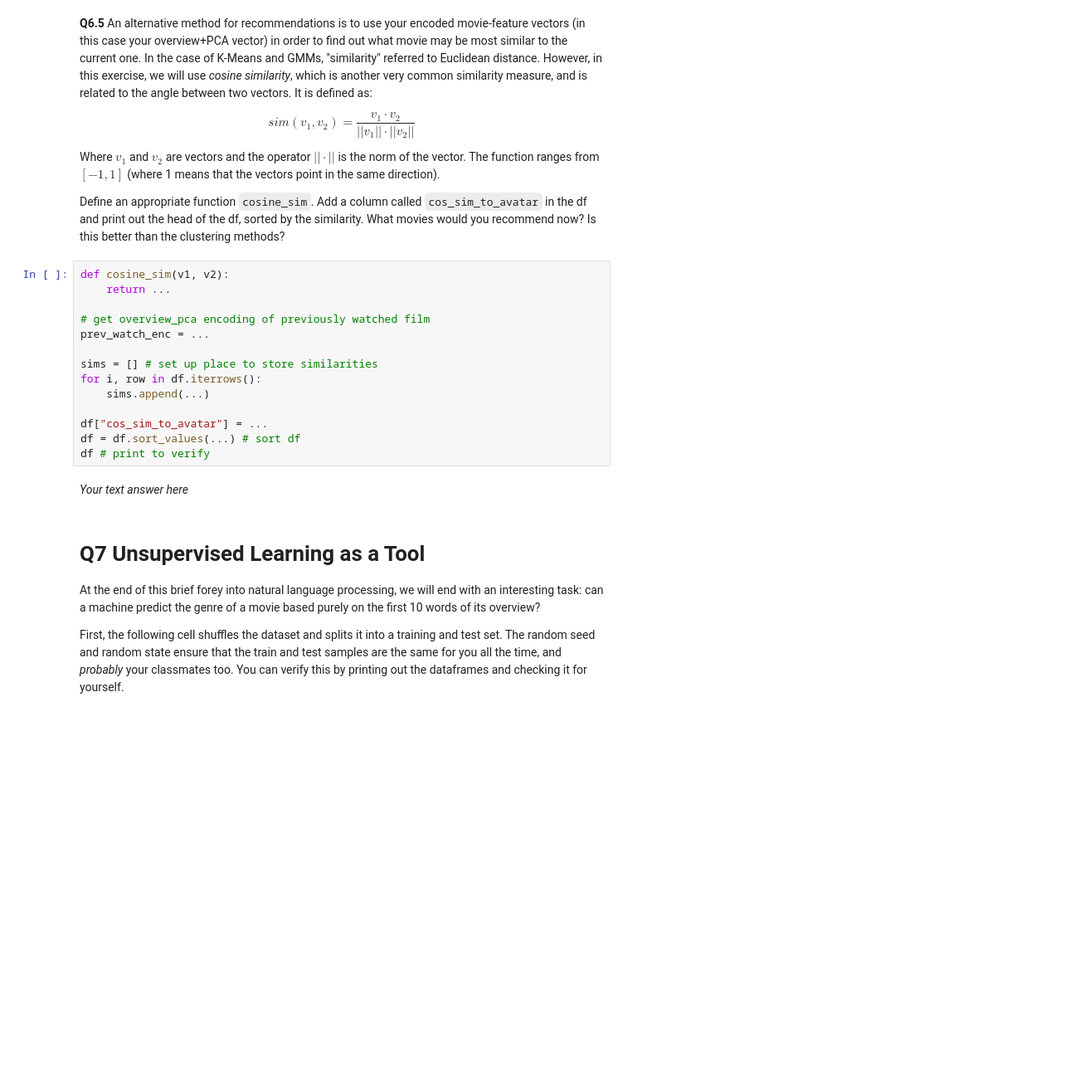
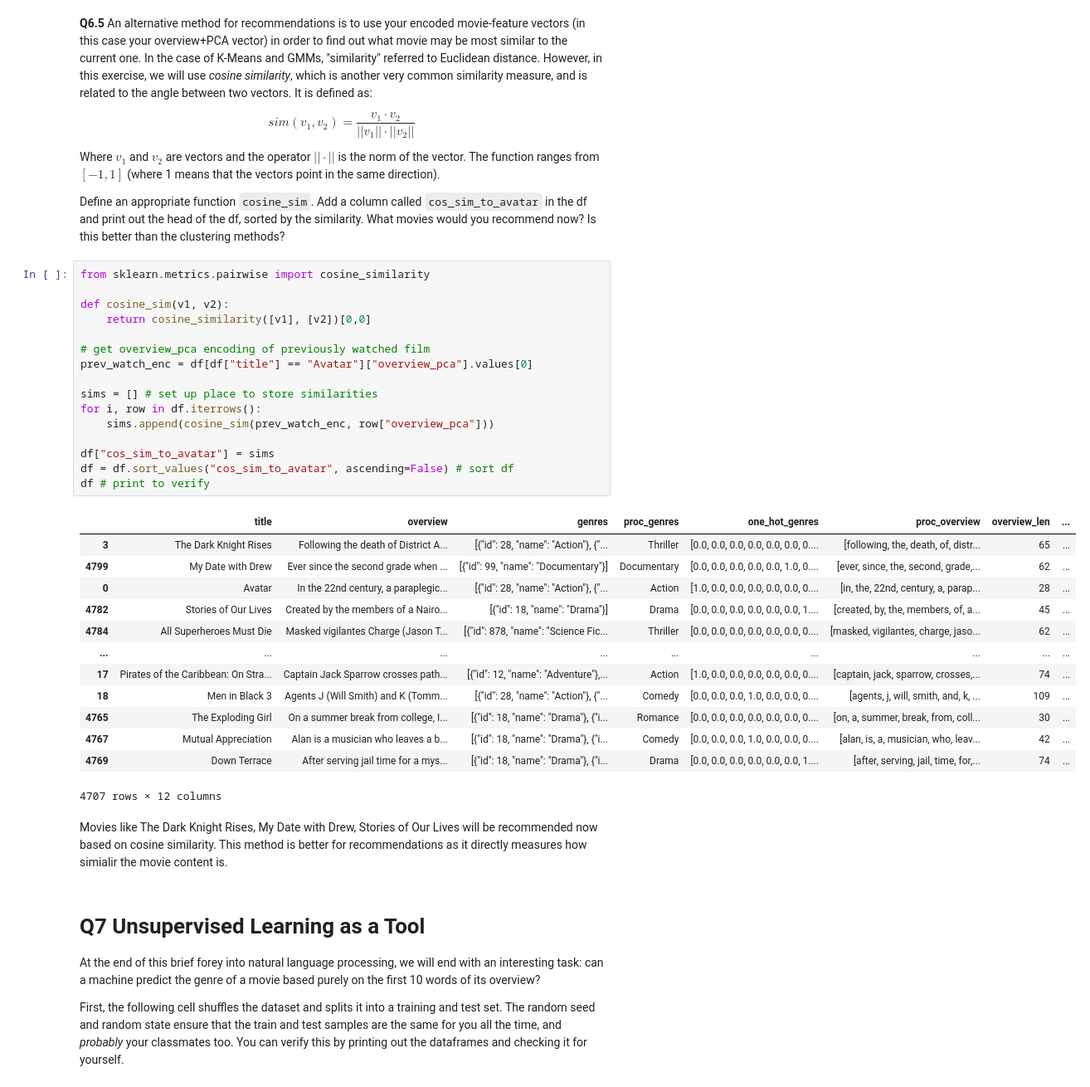
Before and after one commit to kamillaknudsen/tmdl, a Jupyter notebook: Assignment_3.ipynb, the cells around one changed output. Shown: that part at 83% size. Saved outputs shown, nothing was run; the diff lists cells and outputs as text; blank space fills up the shorter version.

```diff
--- a/Assignment_3.ipynb
+++ b/Assignment_3.ipynb
@@ -513,21 +537,37 @@ Where $v_1$ and $v_2$ are vectors and the operator $||\cdot||$ is the norm of th
 
 Define an appropriate function `cosine_sim`. Add a column called `cos_sim_to_avatar` in the df and print out the head of the df, sorted by the similarity. What movies would you recommend now? Is this better than the clustering methods?
 # %%
+from sklearn.metrics.pairwise import cosine_similarity
+
 def cosine_sim(v1, v2):
-    return ...
+    return cosine_similarity([v1], [v2])[0,0]
 
 # get overview_pca encoding of previously watched film
-prev_watch_enc = ...
+prev_watch_enc = df[df["title"] == "Avatar"]["overview_pca"].values[0]
 
 sims = [] # set up place to store similarities
 for i, row in df.iterrows():
-    sims.append(...)
+    sims.append(cosine_sim(prev_watch_enc, row["overview_pca"]))
 
-df["cos_sim_to_avatar"] = ...
-df = df.sort_values(...) # sort df
+df["cos_sim_to_avatar"] = sims
+df = df.sort_values("cos_sim_to_avatar", ascending=False) # sort df
 df # print to verify
+# %% [output]
+|  | title | overview | genres | proc_genres | one_hot_genres | proc_overview | overview_len | ... |
+| 3 | The Dark Knight Rises | Following the death of District A... | [{"id": 28, "name": "Action"}, {"... | Thriller | [0.0, 0.0, 0.0, 0.0, 0.0, 0.0, 0.... | [following, the, death, of, distr... | 65 | ... |
+| 4799 | My Date with Drew | Ever since the second grade when ... | [{"id": 99, "name": "Documentary"}] | Documentary | [0.0, 0.0, 0.0, 0.0, 0.0, 1.0, 0.... | [ever, since, the, second, grade,... | 62 | ... |
+| 0 | Avatar | In the 22nd century, a paraplegic... | [{"id": 28, "name": "Action"}, {"... | Action | [1.0, 0.0, 0.0, 0.0, 0.0, 0.0, 0.... | [in, the, 22nd, century, a, parap... | 28 | ... |
+| 4782 | Stories of Our Lives | Created by the members of a Nairo... | [{"id": 18, "name": "Drama"}] | Drama | [0.0, 0.0, 0.0, 0.0, 0.0, 0.0, 1.... | [created, by, the, members, of, a... | 45 | ... |
+| 4784 | All Superheroes Must Die | Masked vigilantes Charge (Jason T... | [{"id": 878, "name": "Science Fic... | Thriller | [0.0, 0.0, 0.0, 0.0, 0.0, 0.0, 0.... | [masked, vigilantes, charge, jaso... | 62 | ... |
+| ... | ... | ... | ... | ... | ... | ... | ... | ... |
+| 17 | Pirates of the Caribbean: On Stra... | Captain Jack Sparrow crosses path... | [{"id": 12, "name": "Adventure"},... | Action | [1.0, 0.0, 0.0, 0.0, 0.0, 0.0, 0.... | [captain, jack, sparrow, crosses,... | 74 | ... |
+| 18 | Men in Black 3 | Agents J (Will Smith) and K (Tomm... | [{"id": 28, "name": "Action"}, {"... | Comedy | [0.0, 0.0, 0.0, 1.0, 0.0, 0.0, 0.... | [agents, j, will, smith, and, k, ... | 109 | ... |
+| 4765 | The Exploding Girl | On a summer break from college, I... | [{"id": 18, "name": "Drama"}, {"i... | Romance | [0.0, 0.0, 0.0, 0.0, 0.0, 0.0, 0.... | [on, a, summer, break, from, coll... | 30 | ... |
+| 4767 | Mutual Appreciation | Alan is a musician who leaves a b... | [{"id": 18, "name": "Drama"}, {"i... | Comedy | [0.0, 0.0, 0.0, 1.0, 0.0, 0.0, 0.... | [alan, is, a, musician, who, leav... | 42 | ... |
+| 4769 | Down Terrace | After serving jail time for a mys... | [{"id": 18, "name": "Drama"}, {"i... | Drama | [0.0, 0.0, 0.0, 0.0, 0.0, 0.0, 1.... | [after, serving, jail, time, for,... | 74 | ... |
+4707 rows × 12 columns
-# %% [markdown]
-*Your text answer here*
+# %% [markdown]
+Movies like The Dark Knight Rises, My Date with Drew, Stories of Our Lives will be recommended now based on cosine similarity. This method is better for recommendations as it directly measures how simialir the movie content is.
 # %% [markdown]
 # Q7 Unsupervised Learning as a Tool
 
```
Also changed, not shown: parts of 7 cells of this notebook.
